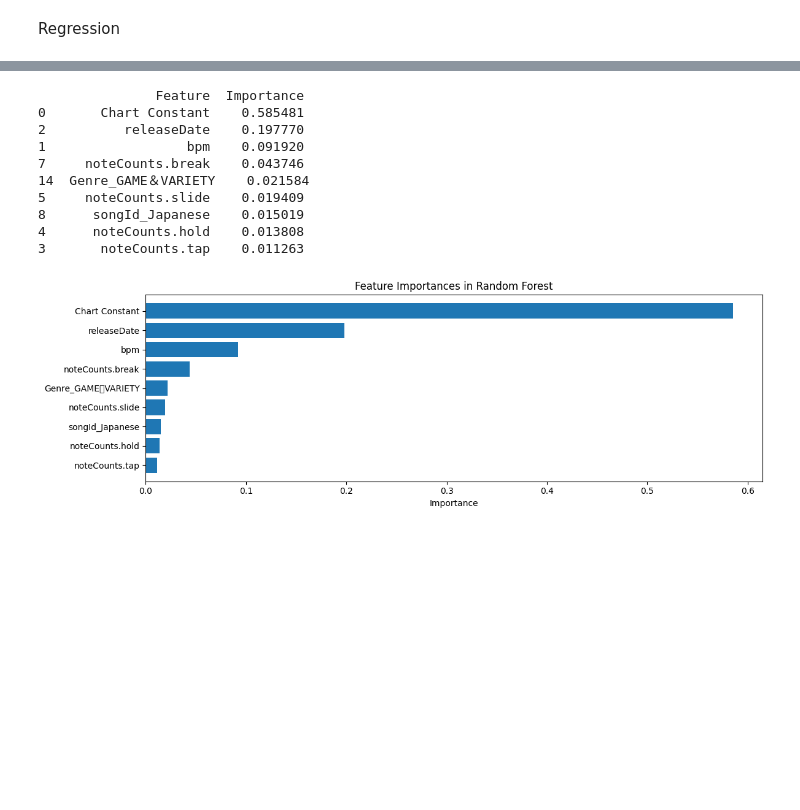
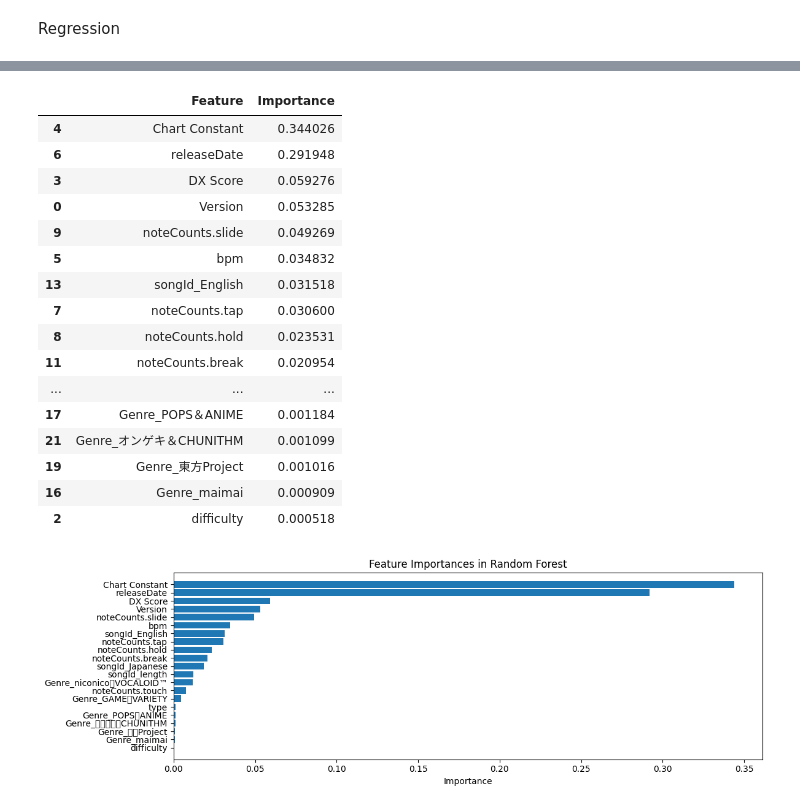
Before and after one commit to eric15342335/maimai-dx-regression, a Jupyter notebook: model.ipynb, the cells around one changed output, grey strips where cells are left out. Drawn from its saved outputs; the diff is of its cells as text; code cells hidden in the pictures; blank space fills up the shorter version.

```diff
--- a/model.ipynb
+++ b/model.ipynb
@@ -596,16 +579,16 @@ numerical_features = (
 )
 categorical_features = ["Genre"]
 
-# Ignore NaN in unused features
+drop_columns = [
+    feature
+    for feature in merged_df.columns
+    if feature not in numerical_features + categorical_features + ["Achv", "Rank"]
+]
+print(f"Dropping columns: {drop_columns}")
 merged_df.drop(
-    columns=[
-        feature
-        for feature in merged_df.columns
-        if feature not in numerical_features + categorical_features + ["Achv", "Rank"]
-    ],
+    columns=drop_columns,
     inplace=True,
 )
 
-print("Dropping ", merged_df.isna().any(axis=1).sum(), "NaN rows")
 merged_df.dropna(inplace=True)
 # %% [output]
@@ -640,10 +624,10 @@ if TRANSFORM_ACHV == "box-cox":
     # Convert non-linear Achv score to a (almost) gaussian like distribution
     y_train, achv_boxcox_lambda = stats.boxcox(y_train)
     y_test = stats.boxcox(y_test, lmbda=achv_boxcox_lambda)
-    # Normalization
-    boxcox_scaler = RobustScaler()
-    y_train = boxcox_scaler.fit_transform(y_train.reshape(-1, 1)).ravel()
-    y_test = boxcox_scaler.transform(y_test.reshape(-1, 1)).ravel()
+    # The target variable now has crazy large values, so we normalize it
+    scaler = StandardScaler()
+    y_train = scaler.fit_transform(y_train.reshape(-1, 1)).flatten()
+    y_test = scaler.transform(y_test.reshape(-1, 1)).flatten()
     print(f"Achv Box-Cox Lambda: {achv_boxcox_lambda}")
 elif TRANSFORM_ACHV == "log":
     y_train = np.log(y_train / (101 - y_train))
@@ -663,7 +647,7 @@ def Achv_inverse_transform(y_transformed):
     if TRANSFORM_ACHV == "box-cox":
         # Inverse Box-Cox transformation
         y = np.asarray(y_transformed).reshape(-1, 1)
-        y = boxcox_scaler.inverse_transform(y).ravel()
+        y = scaler.inverse_transform(y).flatten()
         y = scipy.special.inv_boxcox(y, achv_boxcox_lambda)
     elif TRANSFORM_ACHV == "log":
         y = 101 / (1 + np.exp(-y_transformed))
@@ -950,43 +931,44 @@ plt.show()
 # %%
-rf_features_step = pipeline_rf.named_steps["preprocessor_linreg"].named_transformers_[
-    "num"
-]
+rf_features_step = pipeline_rf.named_steps["preprocessor"].named_transformers_["num"]
 rf_numeric_feature_names = rf_features_step.get_feature_names_out(numerical_features)
 
-cat_encoder_rf = pipeline_rf.named_steps["preprocessor_linreg"].named_transformers_[
-    "cat"
-]
+cat_encoder_rf = pipeline_rf.named_steps["preprocessor"].named_transformers_["cat"]
 cat_feature_names_rf = cat_encoder.get_feature_names_out(categorical_features)
 
 all_feature_names_rf = list(rf_numeric_feature_names) + list(cat_feature_names_rf)
 rf_model = pipeline_rf.named_steps["rfr"]
 
 importance_df = pd.DataFrame(
     {"Feature": all_feature_names_rf, "Importance": rf_model.feature_importances_}
 ).sort_values(by="Importance", ascending=False)
-top_features = importance_df[
-    importance_df["Importance"] > importance_df["Importance"].max() * 0.01
-]
-print(top_features)
+useful_features = importance_df[importance_df["Importance"] > 0]
+display(useful_features)
 
 fig, ax = plt.subplots(figsize=(12, 4))
-ax.barh(range(len(top_features)), top_features["Importance"])
-ax.set_yticks(range(len(top_features)))
-ax.set_yticklabels(top_features["Feature"])
+ax.barh(range(len(useful_features)), useful_features["Importance"])
+ax.set_yticks(range(len(useful_features)))
+ax.set_yticklabels(useful_features["Feature"])
 ax.set_xlabel("Importance")
 ax.set_title("Feature Importances in Random Forest")
 ax.invert_yaxis()
 plt.tight_layout()
 plt.show()
 # %% [output]
-               Feature  Importance
-0       Chart Constant    0.585481
-2          releaseDate    0.197770
-1                  bpm    0.091920
-7     noteCounts.break    0.043746
-14  Genre_GAME＆VARIETY    0.021584
-5     noteCounts.slide    0.019409
-8      songId_Japanese    0.015019
-4      noteCounts.hold    0.013808
-3       noteCounts.tap    0.011263
+|  | Feature | Importance |
+| 4 | Chart Constant | 0.344026 |
+| 6 | releaseDate | 0.291948 |
+| 3 | DX Score | 0.059276 |
+| 0 | Version | 0.053285 |
+| 9 | noteCounts.slide | 0.049269 |
+| 5 | bpm | 0.034832 |
+| 13 | songId_English | 0.031518 |
+| 7 | noteCounts.tap | 0.030600 |
+| 8 | noteCounts.hold | 0.023531 |
+| 11 | noteCounts.break | 0.020954 |
+| ... | ... | ... |
+| 17 | Genre_POPS＆ANIME | 0.001184 |
+| 21 | Genre_オンゲキ＆CHUNITHM | 0.001099 |
+| 19 | Genre_東方Project | 0.001016 |
+| 16 | Genre_maimai | 0.000909 |
+| 2 | difficulty | 0.000518 |
-[figure, old version]
+[figure, new version]
```
Also changed, not shown: parts of 29 cells of this notebook, 2 other files.
